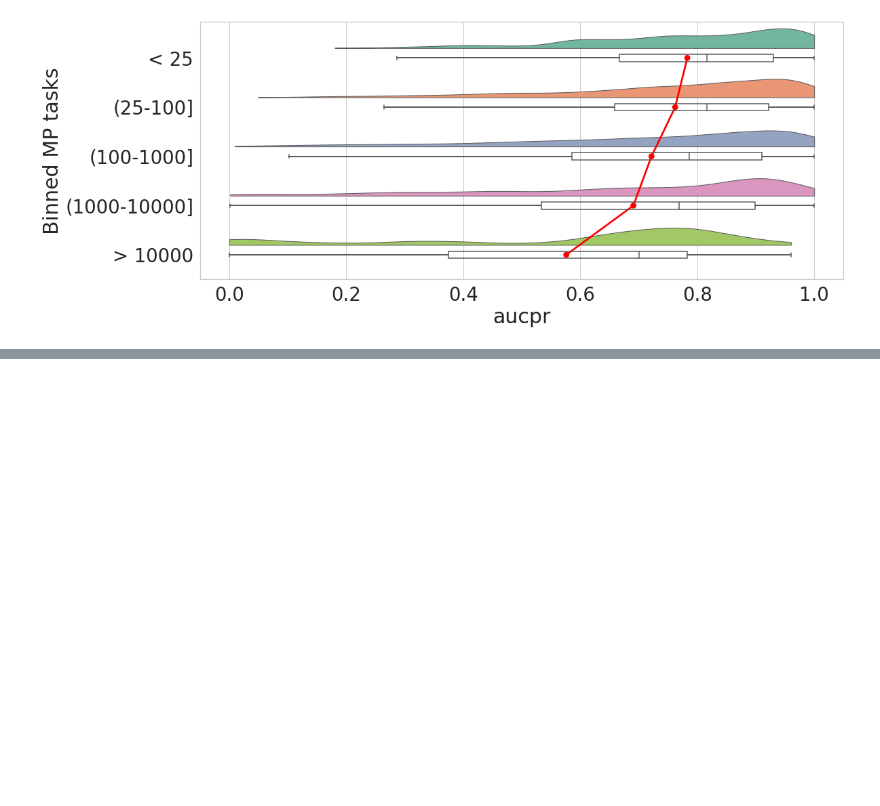
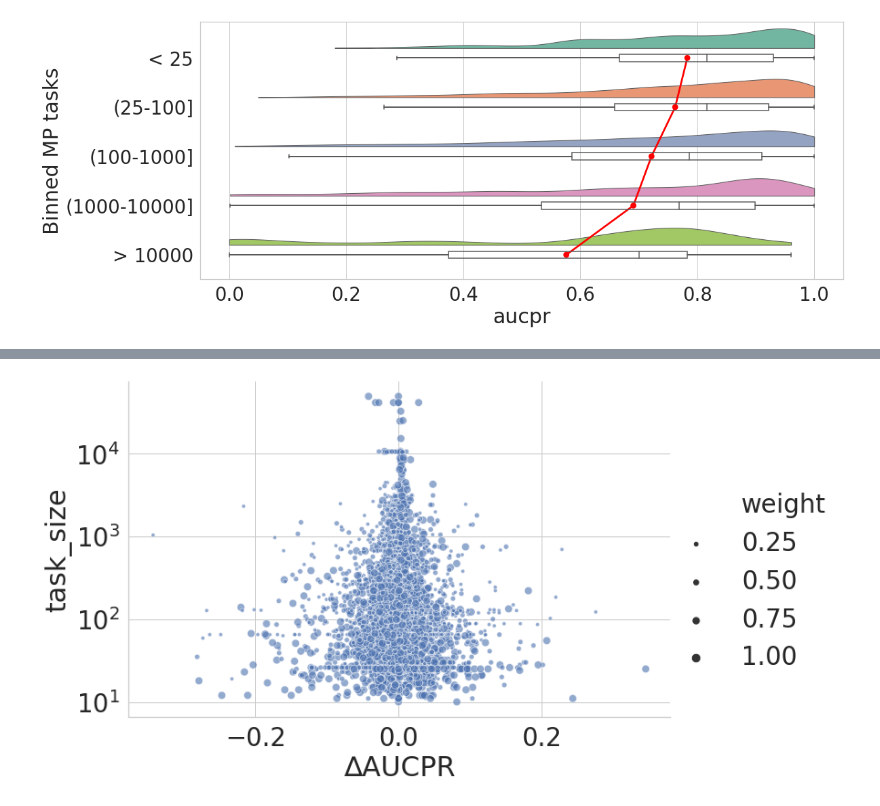
Before and after one commit to melloddy/performance_evaluation, a Jupyter notebook: additional_yr1_analysis.ipynb, the cells around one changed output, grey strips where cells are left out. Saved outputs shown, nothing was run; the diff lists cells and outputs as text; code cells hidden in the pictures; blank space fills up the shorter version.

```diff
--- a/additional_yr1_analysis.ipynb
+++ b/additional_yr1_analysis.ipynb
@@ -416,0 +433,11 @@ for metric_bin in f2_report.loc[:, "aucpr":"brier"].columns:
+# %%
+deltas=f2_report.copy()
+deltas=deltas.merge(f1_report[['classification_task_id','aucpr']],left_on='classification_task_id',right_on='classification_task_id')
+deltas[f'∆AUCPR']=deltas[f'aucpr_x']-deltas[f'aucpr_y']
+deltas[f'∆AUCPR']=deltas[f'∆AUCPR'].astype(float)
+# %%
+#marker size = weight (NB: values are a little misleading - they are not the weights - rather size of marker/pixel)
+g=sns.relplot(data=deltas,x='∆AUCPR',y='task_size',height=7,aspect=1.6,size='weight',alpha=0.6)
+g.fig.get_axes()[0].set_yscale('log')
+# %% [output]
+[figure, added]
```
Also changed, not shown: parts of 5 cells of this notebook, 1 other file.
